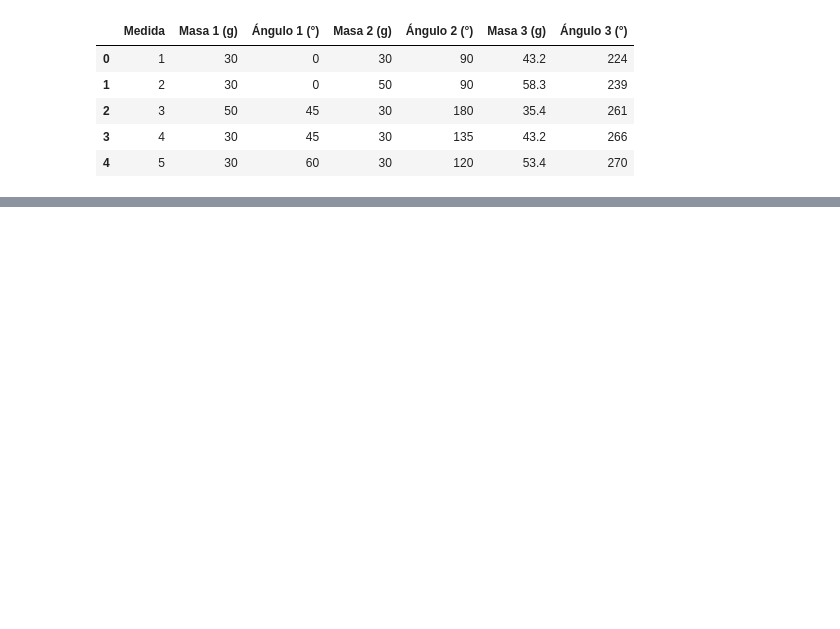
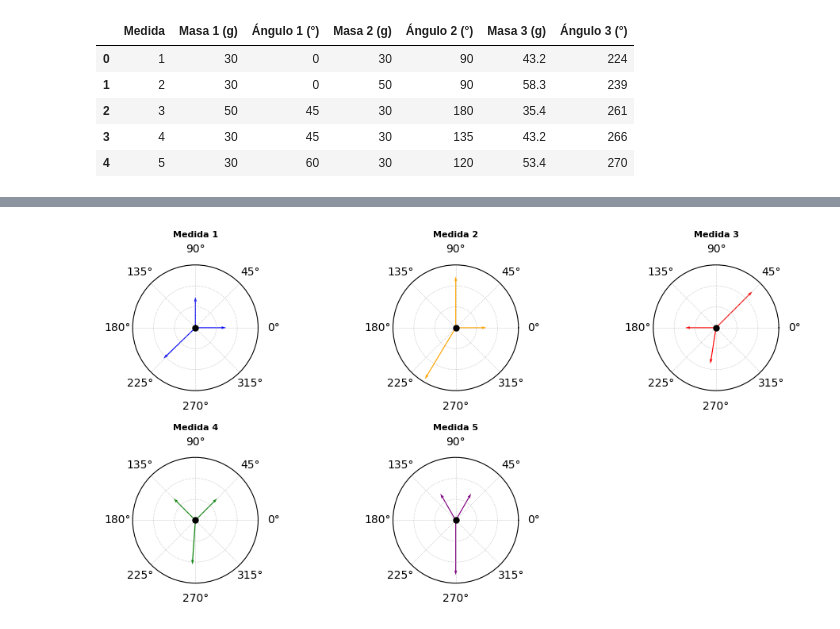
Before and after one commit to Juaan00/Laboratorios_mecanica_FEM, a Jupyter notebook: masas/masas_primera_ley.ipynb, the cells around one changed output, grey strips where cells are left out. Saved outputs shown, nothing was run; the diff lists cells and outputs as text; code cells hidden in the pictures; blank space fills up the shorter version.

```diff
--- a/masas/masas_primera_ley.ipynb
+++ b/masas/masas_primera_ley.ipynb
@@ -21,3 +21,13 @@ tabla
 | 2 | 3 | 50 | 45 | 30 | 180 | 35.4 | 261 |
 | 3 | 4 | 30 | 45 | 30 | 135 | 43.2 | 266 |
 | 4 | 5 | 30 | 60 | 30 | 120 | 53.4 | 270 |
+# %%
+def fuerza(m):
+    f = m*(9.8)
+    return f
+
+f_1 = [fuerza(masa_1[0]), fuerza(masa_2[0]), fuerza(masa_3[0])]
+f_2 = [fuerza(masa_1[1]), fuerza(masa_2[1]), fuerza(masa_3[1])]
+f_3 = [fuerza(masa_1[2]), fuerza(masa_2[2]), fuerza(masa_3[2])]
+f_4 = [fuerza(masa_1[3]), fuerza(masa_2[3]), fuerza(masa_3[3])]
+f_5 = [fuerza(masa_1[4]), fuerza(masa_2[4]), fuerza(masa_3[4])]
@@ -23,0 +44,67 @@ tabla
+# %%
+fig = plt.figure(figsize=(10, 5), layout='tight')
+spec = fig.add_gridspec(2,3)
+ax1 = fig.add_subplot(spec[0,0], projection='polar')
+ax1.set_title('Medida 1',size = 8, weight = 'bold')
+ax1.set_theta_direction(1)
+ax1.set_theta_zero_location('E')
+ax1.set_ylim(0, 600)
+ax1.set_yticklabels([])
+ax1.plot(0, 1, color='black', marker='o', markersize=5)
+ax1.grid(True, linestyle=':', linewidth=0.5)
+ax1.quiver(0, 0, np.radians(angulo_1[0]), f_1[0], color='blue', scale=1, scale_units='xy', angles='xy')
+ax1.quiver(0, 0, np.radians(angulo_2[0]), f_1[1], color='blue', scale=1, scale_units='xy', angles='xy')
+ax1.quiver(0, 0, np.radians(angulo_3[0]), f_1[2], color='blue', scale=1, scale_units='xy', angles='xy')
+ax2 = fig.add_subplot(spec[0,1], projection='polar')
+ax2.set_title('Medida 2',size = 8, weight = 'bold')
+ax2.set_theta_direction(1)
+ax2.set_theta_zero_location('E')
+ax2.set_ylim(0, 600)
+ax2.set_yticklabels([])
+ax2.plot(0, 1, color='black', marker='o', markersize=5)
+ax2.grid(True, linestyle=':', linewidth=0.5)
+ax2.quiver(0, 0, np.radians(angulo_1[1]), f_2[0], color='orange', scale=1, scale_units='xy', angles='xy')
+ax2.quiver(0, 0, np.radians(angulo_2[1]), f_2[1], color='orange', scale=1, scale_units='xy', angles='xy')
+ax2.quiver(0, 0, np.radians(angulo_3[1]), f_2[2], color='orange', scale=1, scale_units='xy', angles='xy')
+ax3 = fig.add_subplot(spec[0,2], projection='polar')
+ax3.set_title('Medida 3',size = 8, weight = 'bold')
+ax3.set_theta_direction(1)
+ax3.set_theta_zero_location('E')
+ax3.set_ylim(0, 600)
+ax3.set_yticklabels([])
+ax3.plot(0, 1, color='black', marker='o', markersize=5)
+ax3.grid(True, linestyle=':', linewidth=0.5)
+ax3.quiver(0, 0, np.radians(angulo_1[2]), f_3[0], color='red', scale=1, scale_units='xy', angles='xy')
+ax3.quiver(0, 0, np.radians(angulo_2[2]), f_3[1], color='red', scale=1, scale_units='xy', angles='xy')
+ax3.quiver(0, 0, np.radians(angulo_3[2]), f_3[2], color='red', scale=1, scale_units='xy', angles='xy')
+ax4 = fig.add_subplot(spec[1,0], projection='polar')
+ax4.set_title('Medida 4',size = 8, weight = 'bold')
+ax4.set_theta_direction(1)
+ax4.set_theta_zero_location('E')
+ax4.set_ylim(0, 600)
+ax4.set_yticklabels([])
+ax4.plot(0, 1, color='black', marker='o', markersize=5)
+ax4.grid(True, linestyle=':', linewidth=0.5)
+ax4.quiver(0, 0, np.radians(angulo_1[3]), f_4[0], color='green', scale=1, scale_units='xy', angles='xy')
+ax4.quiver(0, 0, np.radians(angulo_2[3]), f_4[1], color='green', scale=1, scale_units='xy', angles='xy')
+ax4.quiver(0, 0, np.radians(angulo_3[3]), f_4[2], color='green', scale=1, scale_units='xy', angles='xy')
+ax5 = fig.add_subplot(spec[1,1], projection='polar')
+ax5.set_title('Medida 5',size = 8, weight = 'bold')
+ax5.set_theta_direction(1)
+ax5.set_theta_zero_location('E')
+ax5.set_ylim(0, 600)
+ax5.set_yticklabels([])
+ax5.plot(0, 1, color='black', marker='o', markersize=5)
+ax5.grid(True, linestyle=':', linewidth=0.5)
+ax5.quiver(0, 0, np.radians(angulo_1[4]), f_5[0], color='purple', scale=1, scale_units='xy', angles='xy')
+ax5.quiver(0, 0, np.radians(angulo_2[4]), f_5[1], color='purple', scale=1, scale_units='xy', angles='xy')
+ax5.quiver(0, 0, np.radians(angulo_3[4]), f_5[2], color='purple', scale=1, scale_units='xy', angles='xy')
+
+
+
+# ax1.plot(np.radians(angulo_1), f_1[0], marker='o')
+# ax1.set_rticks([0, 20, 40, 60, 80, 100])
+
+plt.show()
+# %% [output]
+[figure, added]
```
Also changed, not shown: parts of 1 cell of this notebook.
